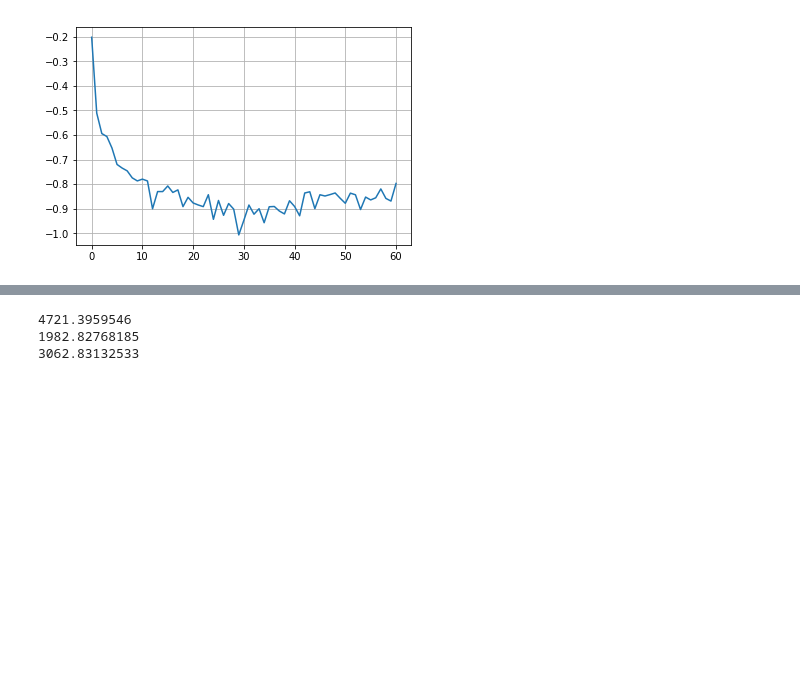
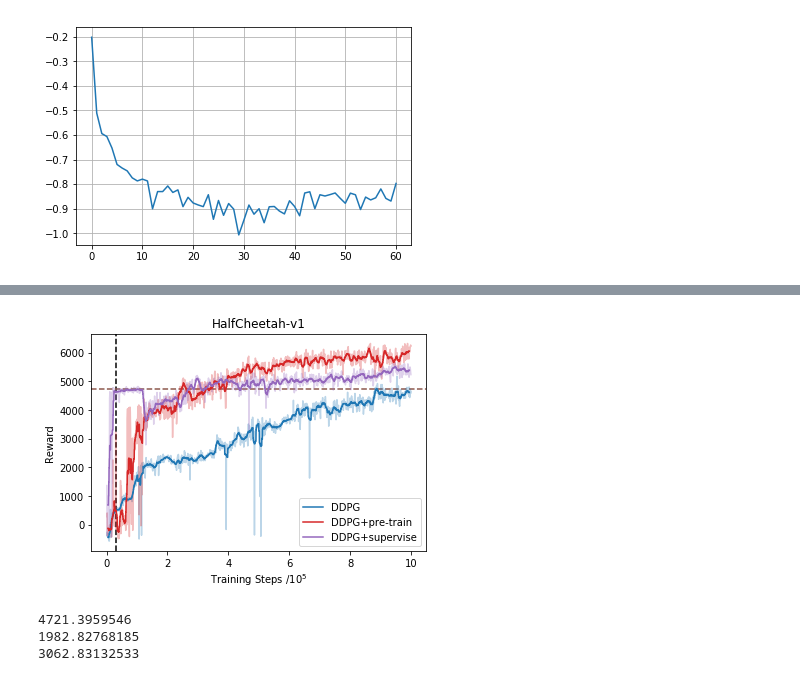
Before and after one commit to zxqzhang/baselines, a Jupyter notebook: baselines/ddpg/plotlogs.ipynb, the cells around one changed output, grey strips where cells are left out. Drawn from its saved outputs; the diff is of its cells as text; code cells hidden in the pictures; blank space fills up the shorter version.

```diff
--- a/baselines/ddpg/plotlogs.ipynb
+++ b/baselines/ddpg/plotlogs.ipynb
@@ -158,14 +158,0 @@ pdf.close()
-# %%
-import numpy as np
-import gym
-import time
-envs = ['CrazyClimber-v0', 'Gopher-v0', 'AirRaid-v0', 'Breakout-v0']
-env = gym.make(envs[3])
-env.reset()
-for i in range(1000):
-    action  = np.random.randint(env.action_space.n)
-    env.step(action)
-    env.render()
-    time.sleep(0.5)
-
-env.close()
@@ -174,3 +159,75 @@ KeyboardInterrupt:
+# %%
+import os
+import pandas
+import matplotlib.pyplot as plt
+import numpy as np
+from matplotlib.backends.backend_pdf import PdfPages
+
+def smooth(n,x,y):
+    sm = np.zeros(10000)
+    k=0
+    f = lambda x,l,h: x <= h and x >= l
+    sm_x = np.arange(1, np.max(x)-n+1, 100)
+    for i in sm_x:
+        idx = [f(var,i,i+n) for var in x]
+        sm[k] = np.dot(idx,y)/np.sum(idx)
+        k=k+1
+    sm = sm[:k]
+    sm_x = sm_x[:k] + np.floor(n/2)
+    return sm, sm_x
+
+
+
+env_ids = 'HalfCheetah-v1'#, 'Hopper-v1', 'Walker2d-v1']#, 'HumanoidStandup-v1']
+ave_rewards = 4721.3959546#, 1982.82768185, 3062.83132533]
+
+expertfiles = os.path.join('~/Projects/conda/baselines/baselines/ddpg/logs', env_ids, 'expert/gym_eval.monitor.csv')
+baselinefiles = os.path.join('~/Projects/conda/baselines/baselines/ddpg/logs', env_ids, 'baseline/gym_eval.monitor.csv')
+supervisedfiles = os.path.join('~/Projects/conda/baselines/baselines/ddpg/data/supplementary/logs',env_ids, 'supervise/gym_eval.monitor.csv')
+
+superviseddata = pandas.read_csv(supervisedfiles, index_col=None, comment='#')
+expertdata = pandas.read_csv(expertfiles, index_col=None, comment='#')
+baselinedata = pandas.read_csv(baselinefiles, index_col=None, comment='#')
+
+x_supervised = np.cumsum(superviseddata['l'].values)
+x_expert = np.cumsum(expertdata['l'].values)
+x_baseline = np.cumsum(baselinedata['l'].values)
+
+r_supervised = superviseddata['r']
+r_expert = expertdata['r']
+r_baseline = baselinedata['r']
+
+#r_baseline_smooth = baselinedata['r']
+
+pdf = PdfPages('./test.pdf')
+fig = plt.figure()#figsize=(6.4*3,4.0))
+
+sm_n = 10000
+r_expert_smooth, x_expert_smooth = smooth(sm_n, x_expert, r_expert)
+r_baseline_smooth, x_baseline_smooth = smooth(sm_n, x_baseline, r_baseline)
+r_supervised_smooth, x_supervised_smooth = smooth(sm_n, x_supervised, r_supervised)
+
+ax = fig.add_subplot(111)
+ax.plot(x_baseline/1e5, r_baseline, 'C0', alpha=0.3, label='')
+ax.plot(x_expert/1e5, r_expert, 'C3', alpha=0.3, label='')
+ax.plot(x_supervised/1e5, r_supervised, 'C4', alpha=0.3, label='')
+
+ax.plot(x_baseline_smooth/1e5, r_baseline_smooth, 'C0', label='DDPG')
+ax.plot(x_expert_smooth/1e5, r_expert_smooth, 'C3', label='DDPG+pre-train')
+ax.plot(x_supervised_smooth/1e5, r_supervised_smooth, 'C4', label='DDPG+supervise')
+ax.set_title(env_ids)
+ax.vlines(0.3, 0, 1, transform=ax.get_xaxis_transform(), colors='k', linestyles = "dashed", label='')
+ax.hlines(ave_rewards, 0, 1, transform=ax.get_yaxis_transform(), colors='C5', linestyles = "dashed", label='')
+plt.xlabel('Training Steps /$10^5$')
+plt.ylabel('Reward')
+plt.legend()
+
+plt.show()
+pdf.savefig(fig)
+plt.close()
+pdf.close()
+# %% [output]
+[figure, added]
 # %%
 env.close()
 # %%
```
Also changed, not shown: parts of 2 cells of this notebook, 6 other files.
